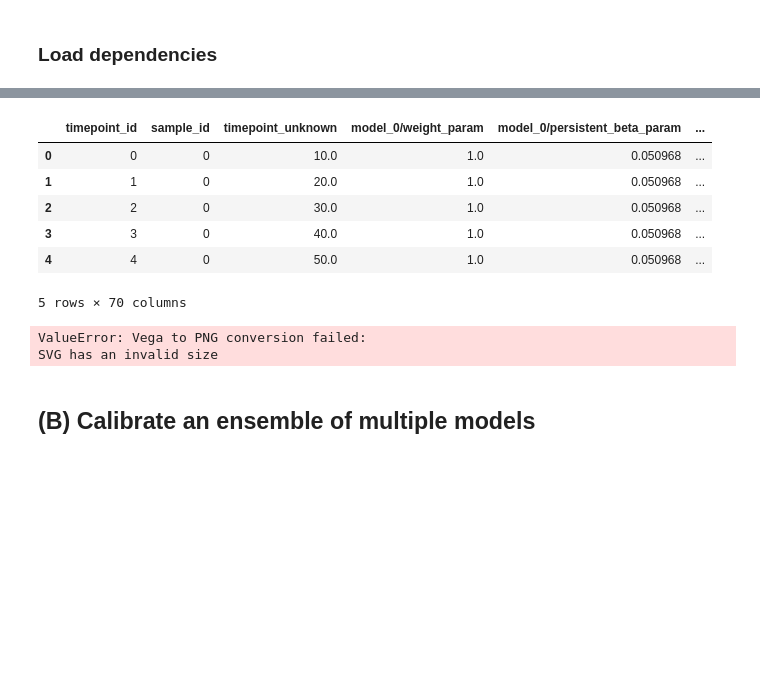
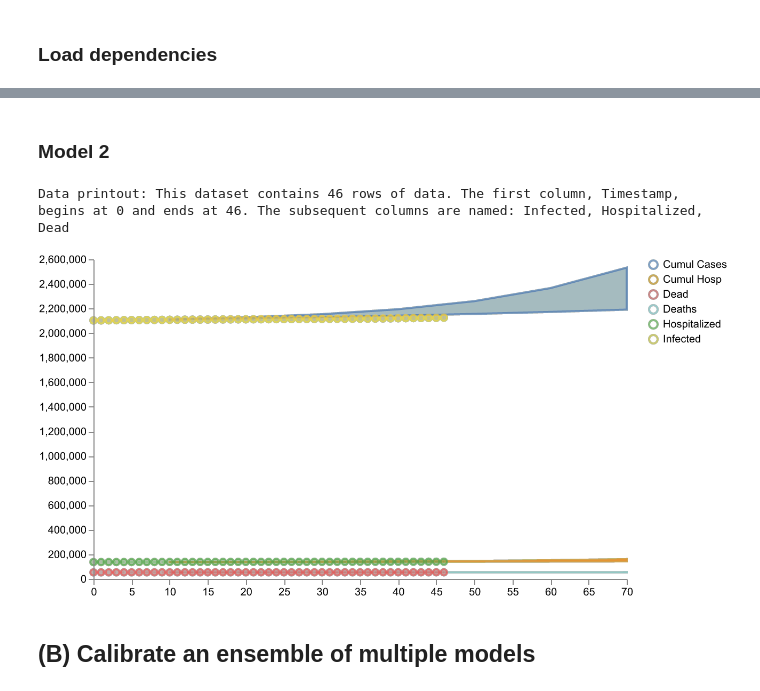
Before and after one commit to ciemss/program-milestones, a Jupyter notebook: 18-month-milestone/evaluation/Epi_Ensemble_Challenge/CIEMSS_Team_Ensemble_Challenge.ipynb, the cells around one changed output, grey strips where cells are left out. Cells and saved outputs as stored; diff of their text form; code cells hidden in the pictures; blank space fills up the shorter version.

```diff
--- a/18-month-milestone/evaluation/Epi_Ensemble_Challenge/CIEMSS_Team_Ensemble_Challenge.ipynb
+++ b/18-month-milestone/evaluation/Epi_Ensemble_Challenge/CIEMSS_Team_Ensemble_Challenge.ipynb
@@ -107,34 +154,25 @@ Data printout: This dataset contains 42 rows of data. The first column, Timestam
-# %%
-start_time = 0.0
-end_time = 72.0
-logging_step_size = 10.0
-num_samples = 100
-
-calibrated_ensemble_result = pyciemss.ensemble_sample(model_paths, solution_mappings, end_time, logging_step_size, num_samples,
-                                                      start_time=start_time, inferred_parameters=parameter_estimates)
-display(calibrated_ensemble_result['data'].head())
-
-# Plot the ensemble result for cumulative cases, hospitalizations, and deaths
-nice_labels={"deceased_observable_state": "Deaths",
-                 "Cumumlative_hosp_state": "Cumul Hosp",
-                 "Cumulative_cases_state": "Cumul Cases"
-                }
-schema = plots.trajectories(calibrated_ensemble_result["data"],
-                            keep=["deceased_observable_state", "Cumumlative_hosp_state", "Cumumlative_cases_state"],
-                            relabel=nice_labels,
-                            # points=dataset1.drop(columns=['Timestamp']).reset_index(drop=True)
-                          )
-plots.save_schema(schema, "_schema.json")
-plots.ipy_display(schema, dpi=150)
-# %% [output]
-|  | timepoint_id | sample_id | timepoint_unknown | model_0/weight_param | model_0/persistent_beta_param | ... |
-| 0 | 0 | 0 | 10.0 | 1.0 | 0.050968 | ... |
-| 1 | 1 | 0 | 20.0 | 1.0 | 0.050968 | ... |
-| 2 | 2 | 0 | 30.0 | 1.0 | 0.050968 | ... |
-| 3 | 3 | 0 | 40.0 | 1.0 | 0.050968 | ... |
-| 4 | 4 | 0 | 50.0 | 1.0 | 0.050968 | ... |
-5 rows × 70 columns
-ValueError: Vega to PNG conversion failed:
-SVG has an invalid size
+# %% [markdown]
+### Model 2
+# %%
+## Calibrate the model to data
+calibrated_results = pyciemss.ensemble_calibrate(single_model_paths[1], single_solution_mapping, dataset,
+                                                 data_mapping=single_data_mapping, num_iterations=num_iterations)
+parameter_estimates = calibrated_results["inferred_parameters"]
+# print(parameter_estimates())
+
+## Sample the calibrated model
+calibrated_ensemble_result = pyciemss.ensemble_sample(single_model_paths[1], single_solution_mapping,
+                                                      end_time, logging_step_size, num_samples,
+                                                      start_time=start_time, inferred_parameters=parameter_estimates)
+
+## Display results
+# display(calibrated_ensemble_result['data'].head())
+schema = plot_results_and_data(calibrated_ensemble_result, dataset)
+# schema = plot_all_results(calibrated_ensemble_result)
+plots.save_schema(schema, "_schema.json")
+plots.ipy_display(schema, dpi=150)
+# %% [output]
+Data printout: This dataset contains 46 rows of data. The first column, Timestamp, begins at 0 and ends at 46. The subsequent columns are named: Infected, Hospitalized, Dead
+[figure, added]
 # %% [markdown]
 ## (B) Calibrate an ensemble of multiple models
```
Also changed, not shown: parts of 39 cells of this notebook, 4 other files.
